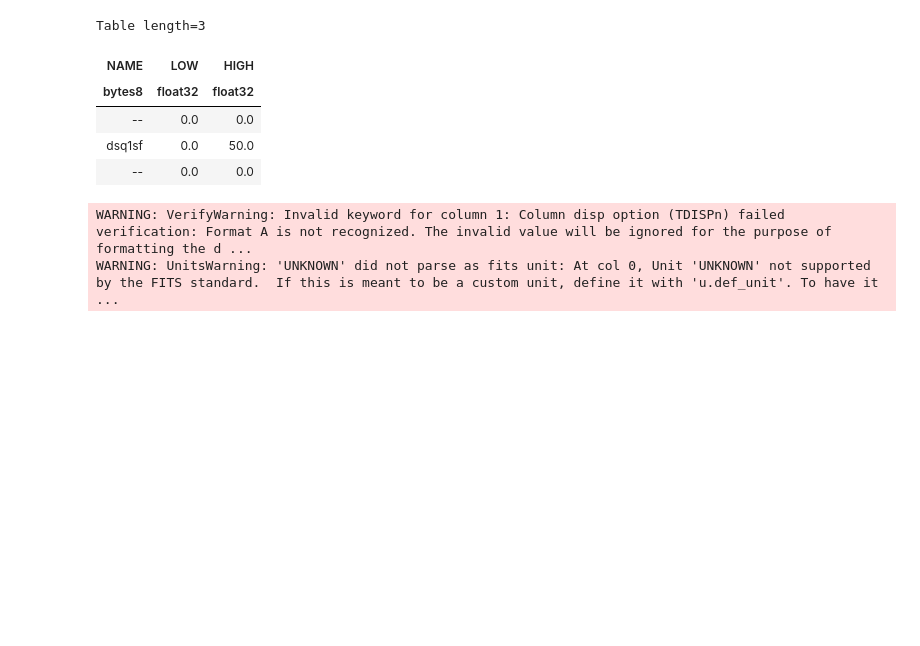
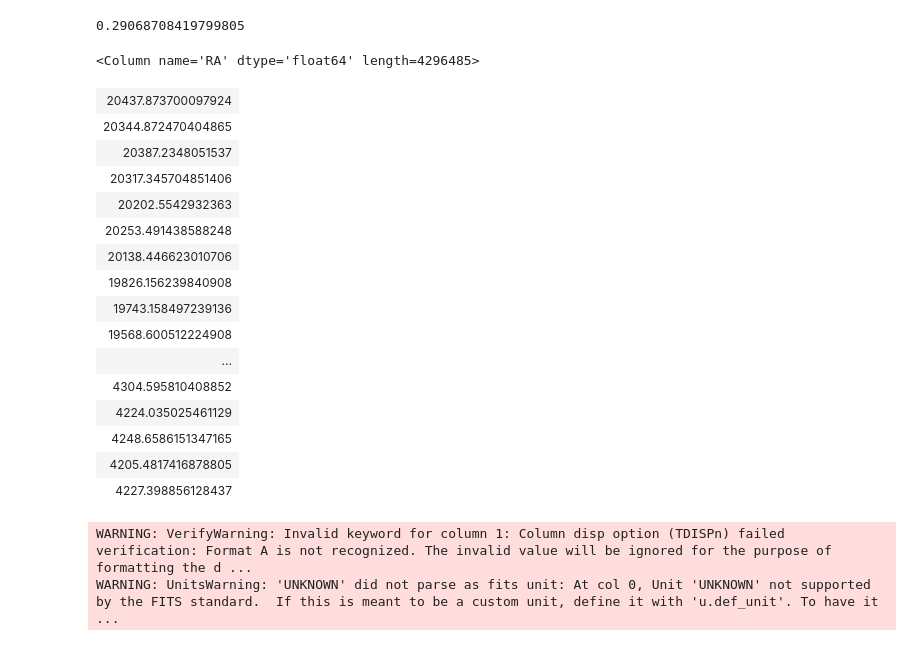
Before and after one commit to Schwarzam/astrors, a Jupyter notebook: dev/testing.ipynb, the cells around one changed output. Saved outputs shown, nothing was run; the diff lists cells and outputs as text; code cells hidden in the pictures; blank space fills up the shorter version.

```diff
--- a/dev/testing.ipynb
+++ b/dev/testing.ipynb
@@ -4,14 +5,33 @@ from astropy.table import Table
 # %%
 hdus = fits.open("../tests/data/EUVEngc4151imgx.fits")
-# %%
-Table.read("../tests/data/outputs/EUVEngc4151imgx_written_by_astrors.fits", hdu=1)
-# %% [output]
-Table length=3
-| NAME | LOW | HIGH |
-| bytes8 | float32 | float32 |
-| -- | 0.0 | 0.0 |
-| dsq1sf | 0.0 | 50.0 |
-| -- | 0.0 | 0.0 |
+# %%
+st = time.time()
+t = Table.read("/Users/gustavo/Downloads/SPLUS_DR4_stparam_SPHINX_v1.fits", hdu=1)
+print(time.time() - st)
+# %% [output]
+0.29068708419799805
+# %%
+t["RA"] = t["RA"] * 180.0 / 3.14159265359
+# %%
+t["RA"]
+# %% [output]
+<Column name='RA' dtype='float64' length=4296485>
+| 20437.873700097924 |
+| 20344.872470404865 |
+| 20387.2348051537 |
+| 20317.345704851406 |
+| 20202.5542932363 |
+| 20253.491438588248 |
+| 20138.446623010706 |
+| 19826.156239840908 |
+| 19743.158497239136 |
+| 19568.600512224908 |
+| ... |
+| 4304.595810408852 |
+| 4224.035025461129 |
+| 4248.6586151347165 |
+| 4205.4817416878805 |
+| 4227.398856128437 |
 # %%
 Table.read("../tests/data/EUVEngc4151imgx.fits", hdu=2)
 # %% [output]
```
Also changed, not shown: parts of 1 cell of this notebook, 3 other files.
